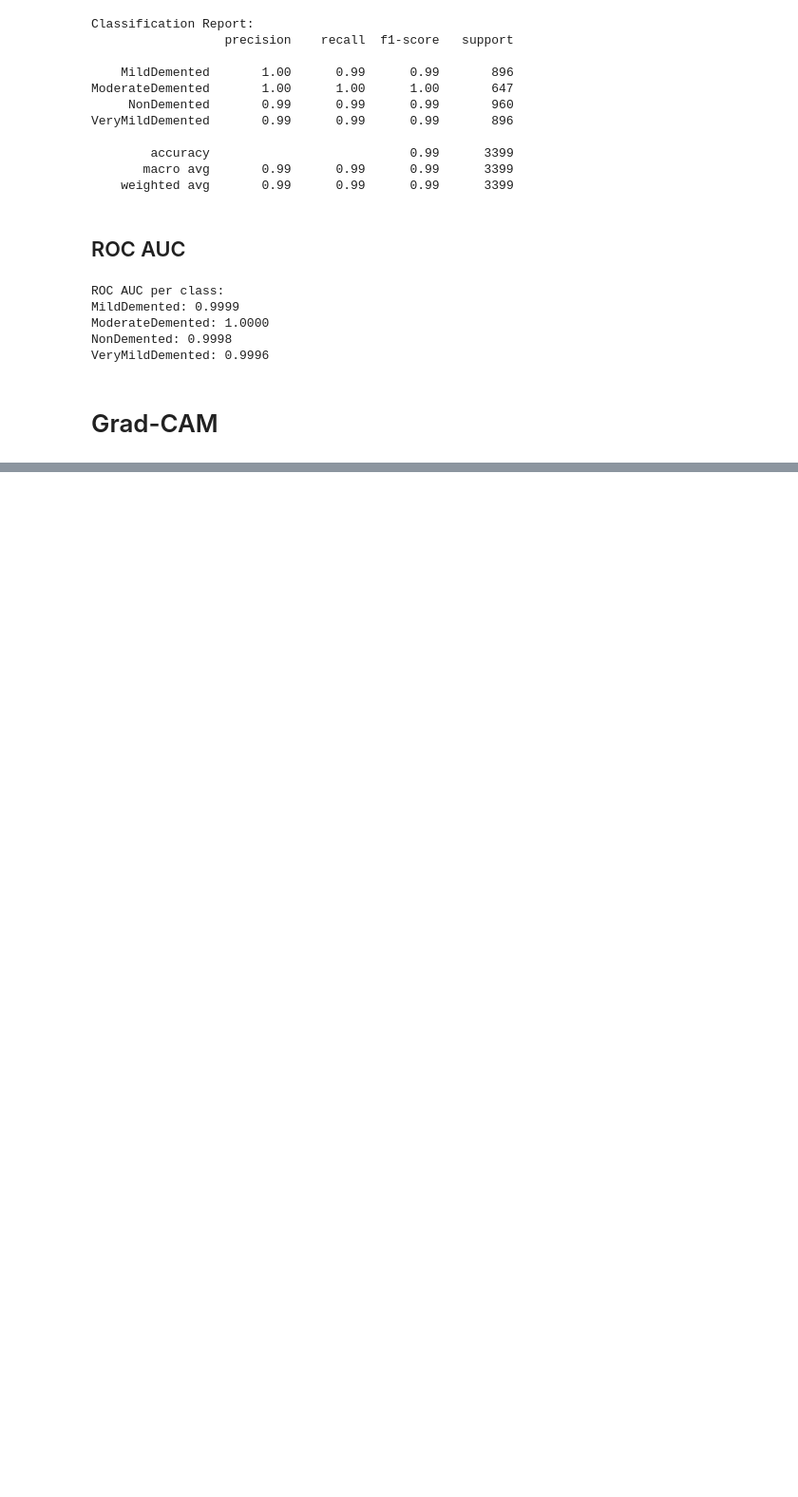
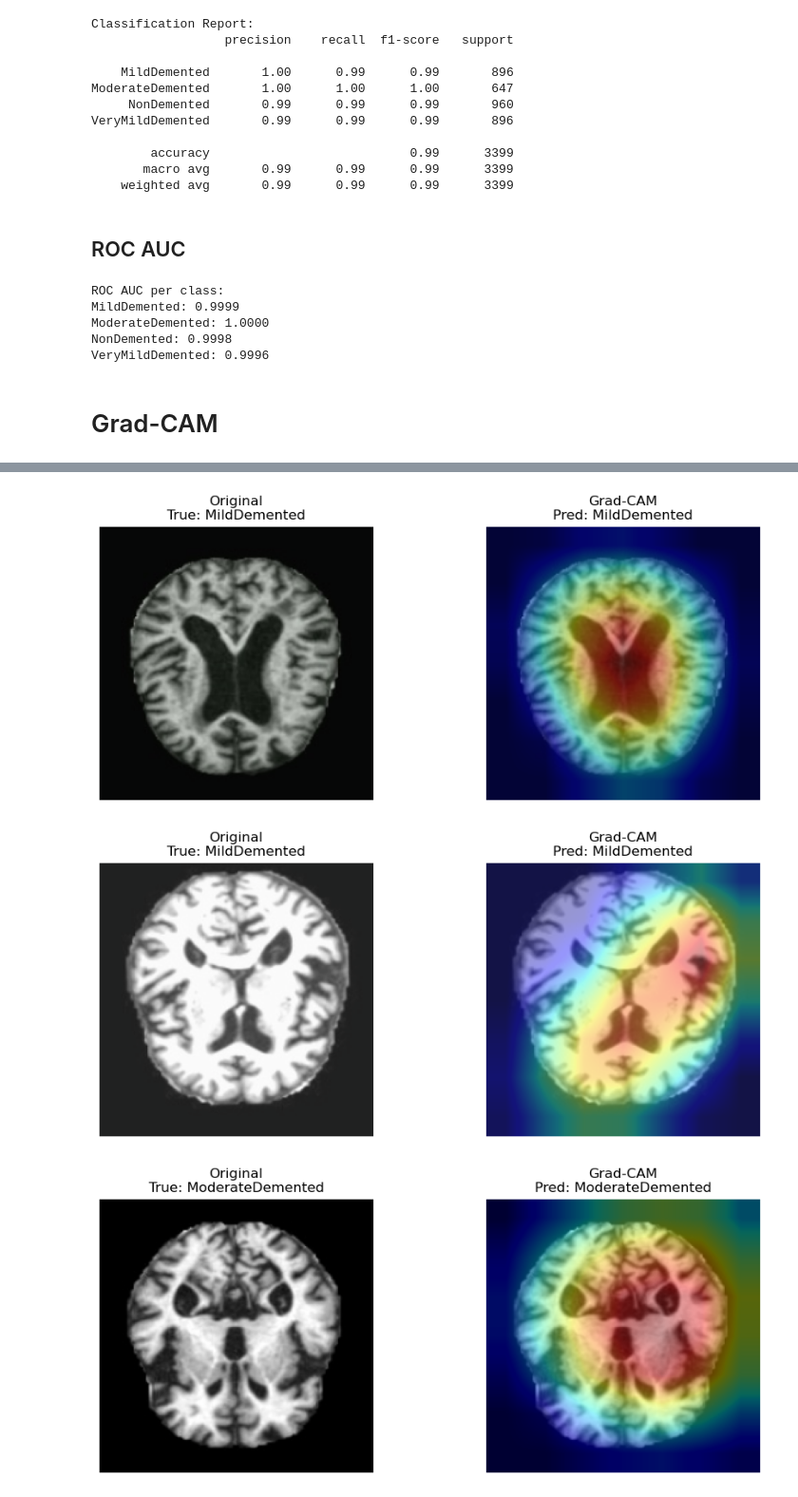
Before and after one commit to steve-w-chan/Alzheimer-MRI-Classification, a Jupyter notebook: Alzheimer_MRI_Classification.ipynb, the cells around one changed output, grey strips where cells are left out. Shown at 95% size. Drawn from its saved outputs; the diff is of its cells as text; code cells hidden in the pictures; blank space fills up the shorter version.

```diff
--- a/Alzheimer_MRI_Classification.ipynb
+++ b/Alzheimer_MRI_Classification.ipynb
@@ -515,0 +629,29 @@ VeryMildDemented: 0.9996
+# %%
+def visualize_gradcam_for_some_samples(loader, n_per_class=2):
+    shown = {c:0 for c in range(num_classes)}
+
+    for images, labels in loader:
+        for i in range(images.size(0)):
+            label = labels[i].item()
+            if shown[label] >= n_per_class:
+                continue
+
+            img = images[i]
+            input_tensor = img.unsqueeze(0).to(DEVICE)
+            cam, pred_class = gradcam.generate(input_tensor)
+
+            true_name = class_names[label]
+            pred_name = class_names[pred_class]
+
+            show_gradcam_on_image(img, cam, pred_name, true_name)
+
+            shown[label] += 1
+
+        if all(c >= n_per_class for c in shown.values()):
+            break
+
+visualize_gradcam_for_some_samples(test_loader, n_per_class=2)
+# %% [output]
+[figure, added]
+[figure, added]
+[figure, added]
```
Also changed, not shown: parts of 7 cells of this notebook.
